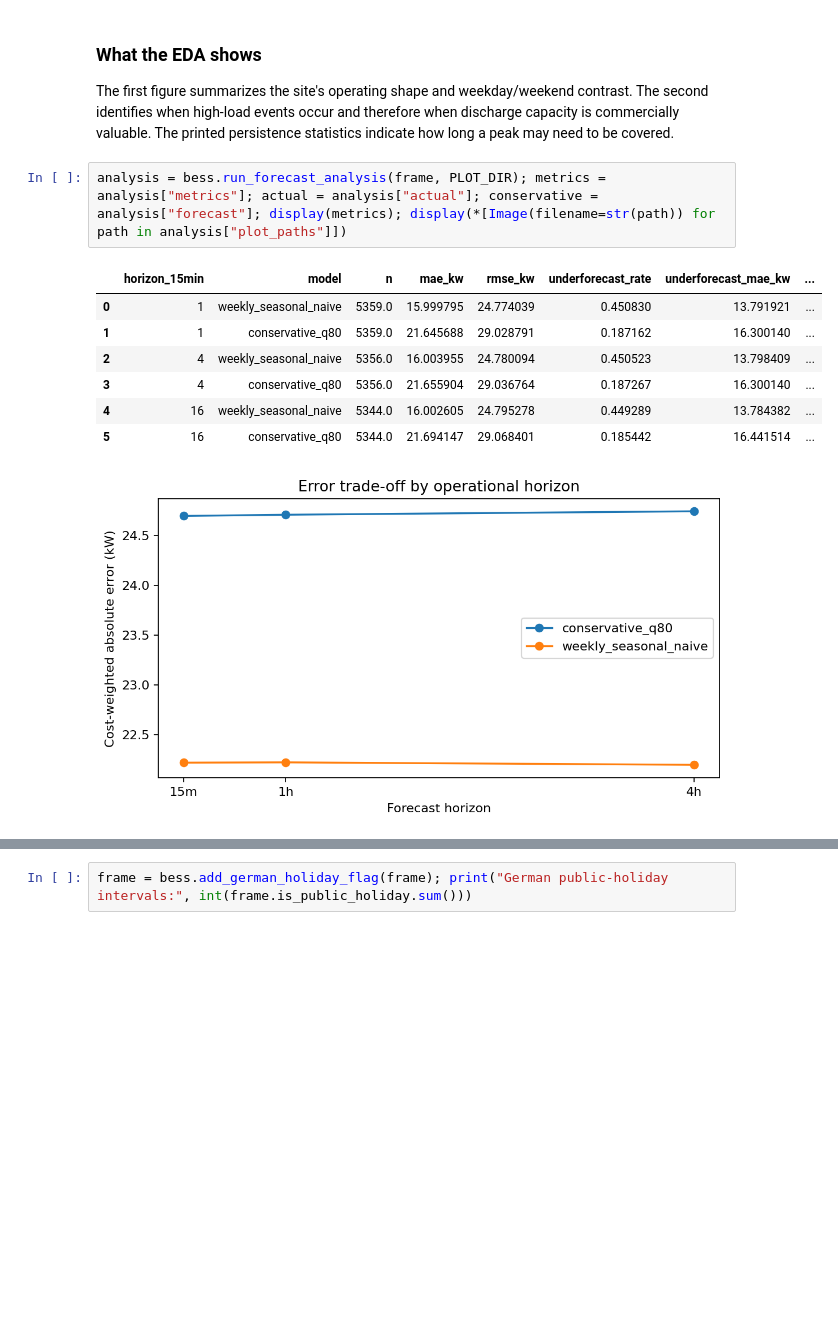
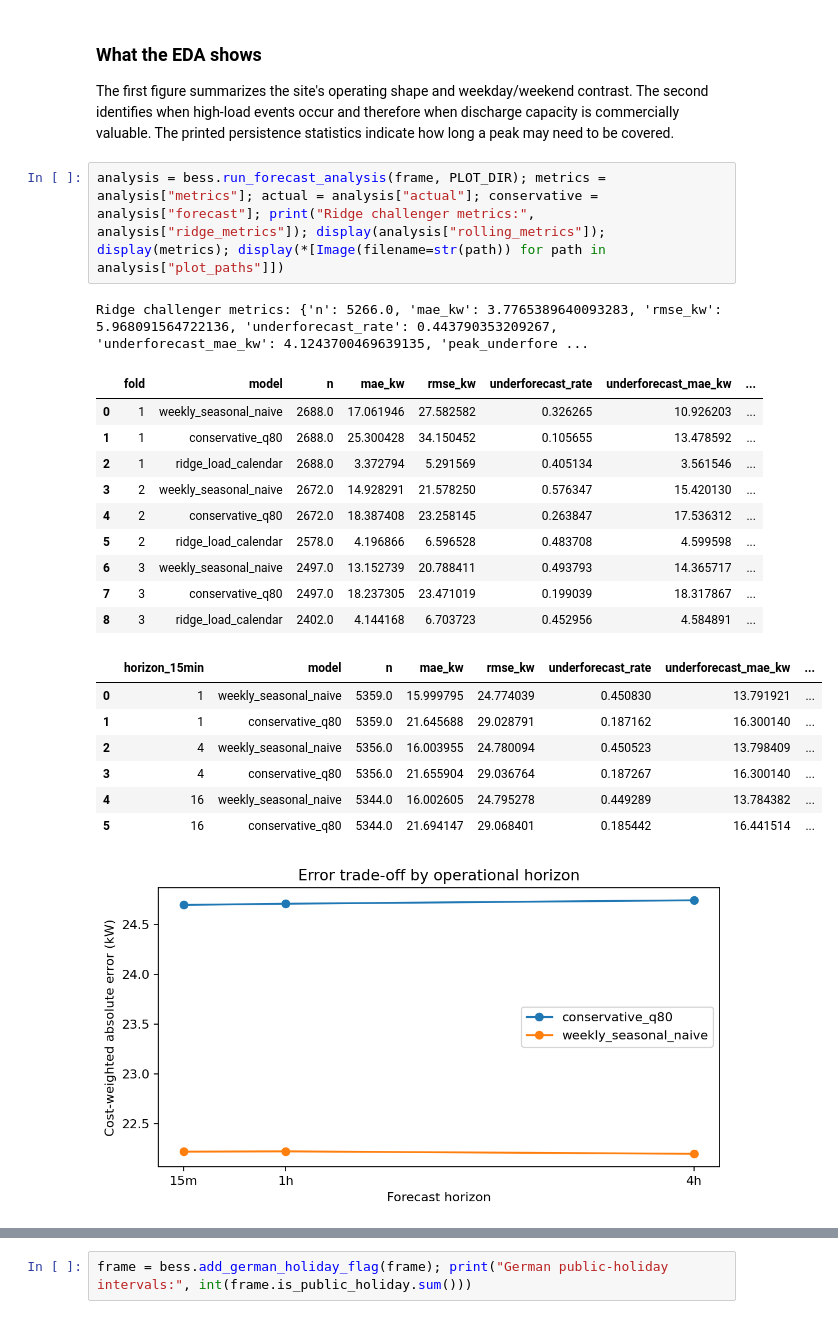
Before and after one commit to killivion/2026_BESS_PeakShavings, a Jupyter notebook: bess_peak_shaving_case_study.ipynb, the cells around one changed output, grey strips where cells are left out. Drawn from its saved outputs; the diff is of its cells as text; blank space fills up the shorter version.

Commit message:
Ridge Model Implementation

```diff
--- a/bess_peak_shaving_case_study.ipynb
+++ b/bess_peak_shaving_case_study.ipynb
@@ -63,15 +73,26 @@ eda_paths = bess.plot_eda(frame, PLOT_DIR); display(*[Image(filename=str(path))
 ### What the EDA shows
 The first figure summarizes the site's operating shape and weekday/weekend contrast. The second identifies when high-load events occur and therefore when discharge capacity is commercially valuable. The printed persistence statistics indicate how long a peak may need to be covered.
 # %%
-analysis = bess.run_forecast_analysis(frame, PLOT_DIR); metrics = analysis["metrics"]; actual = analysis["actual"]; conservative = analysis["forecast"]; display(metrics); display(*[Image(filename=str(path)) for path in analysis["plot_paths"]])
+analysis = bess.run_forecast_analysis(frame, PLOT_DIR); metrics = analysis["metrics"]; actual = analysis["actual"]; conservative = analysis["forecast"]; print("Ridge challenger metrics:", analysis["ridge_metrics"]); display(analysis["rolling_metrics"]); display(metrics); display(*[Image(filename=str(path)) for path in analysis["plot_paths"]])
 # %% [output]
+Ridge challenger metrics: {'n': 5266.0, 'mae_kw': 3.7765389640093283, 'rmse_kw': 5.968091564722136, 'underforecast_rate': 0.443790353209267, 'underforecast_mae_kw': 4.1243700469639135, 'peak_underfore ...
-|  | horizon_15min | model | n | mae_kw | rmse_kw | underforecast_rate | underforecast_mae_kw | ... |
-| 0 | 1 | weekly_seasonal_naive | 5359.0 | 15.999795 | 24.774039 | 0.450830 | 13.791921 | ... |
-| 1 | 1 | conservative_q80 | 5359.0 | 21.645688 | 29.028791 | 0.187162 | 16.300140 | ... |
-| 2 | 4 | weekly_seasonal_naive | 5356.0 | 16.003955 | 24.780094 | 0.450523 | 13.798409 | ... |
-| 3 | 4 | conservative_q80 | 5356.0 | 21.655904 | 29.036764 | 0.187267 | 16.300140 | ... |
-| 4 | 16 | weekly_seasonal_naive | 5344.0 | 16.002605 | 24.795278 | 0.449289 | 13.784382 | ... |
-| 5 | 16 | conservative_q80 | 5344.0 | 21.694147 | 29.068401 | 0.185442 | 16.441514 | ... |
+|  | fold | model | n | mae_kw | rmse_kw | underforecast_rate | underforecast_mae_kw | ... |
+| 0 | 1 | weekly_seasonal_naive | 2688.0 | 17.061946 | 27.582582 | 0.326265 | 10.926203 | ... |
+| 1 | 1 | conservative_q80 | 2688.0 | 25.300428 | 34.150452 | 0.105655 | 13.478592 | ... |
+| 2 | 1 | ridge_load_calendar | 2688.0 | 3.372794 | 5.291569 | 0.405134 | 3.561546 | ... |
+| 3 | 2 | weekly_seasonal_naive | 2672.0 | 14.928291 | 21.578250 | 0.576347 | 15.420130 | ... |
+| 4 | 2 | conservative_q80 | 2672.0 | 18.387408 | 23.258145 | 0.263847 | 17.536312 | ... |
+| 5 | 2 | ridge_load_calendar | 2578.0 | 4.196866 | 6.596528 | 0.483708 | 4.599598 | ... |
+| 6 | 3 | weekly_seasonal_naive | 2497.0 | 13.152739 | 20.788411 | 0.493793 | 14.365717 | ... |
+| 7 | 3 | conservative_q80 | 2497.0 | 18.237305 | 23.471019 | 0.199039 | 18.317867 | ... |
+| 8 | 3 | ridge_load_calendar | 2402.0 | 4.144168 | 6.703723 | 0.452956 | 4.584891 | ... |
+|  | horizon_15min | model | n | mae_kw | rmse_kw | underforecast_rate | underforecast_mae_kw | ... |
+| 0 | 1 | weekly_seasonal_naive | 5359.0 | 15.999795 | 24.774039 | 0.450830 | 13.791921 | ... |
+| 1 | 1 | conservative_q80 | 5359.0 | 21.645688 | 29.028791 | 0.187162 | 16.300140 | ... |
+| 2 | 4 | weekly_seasonal_naive | 5356.0 | 16.003955 | 24.780094 | 0.450523 | 13.798409 | ... |
+| 3 | 4 | conservative_q80 | 5356.0 | 21.655904 | 29.036764 | 0.187267 | 16.300140 | ... |
+| 4 | 16 | weekly_seasonal_naive | 5344.0 | 16.002605 | 24.795278 | 0.449289 | 13.784382 | ... |
+| 5 | 16 | conservative_q80 | 5344.0 | 21.694147 | 29.068401 | 0.185442 | 16.441514 | ... |
 [figure]
 [figure]
 # %% [markdown]
```
Also changed, not shown: parts of 3 cells of this notebook, 5 other files.
